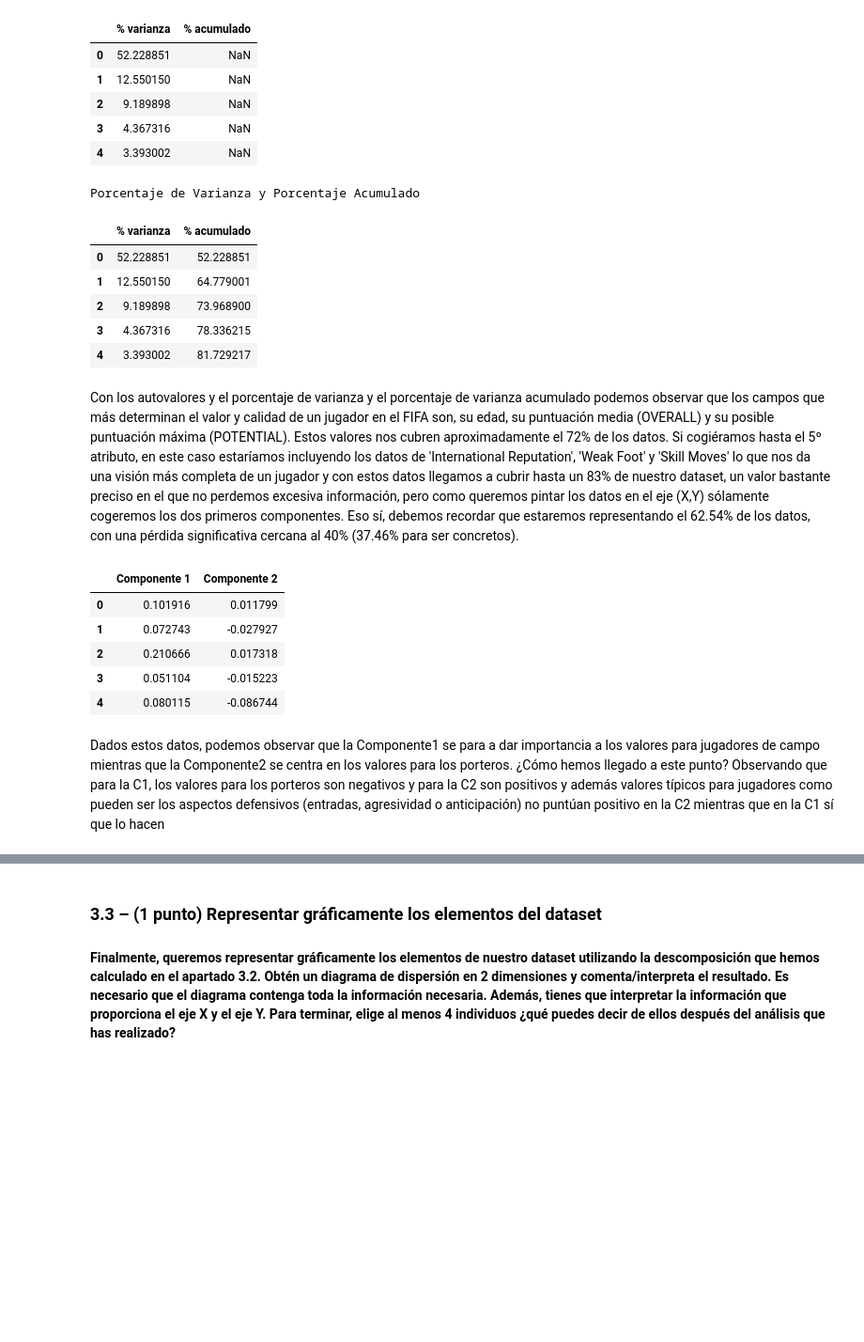
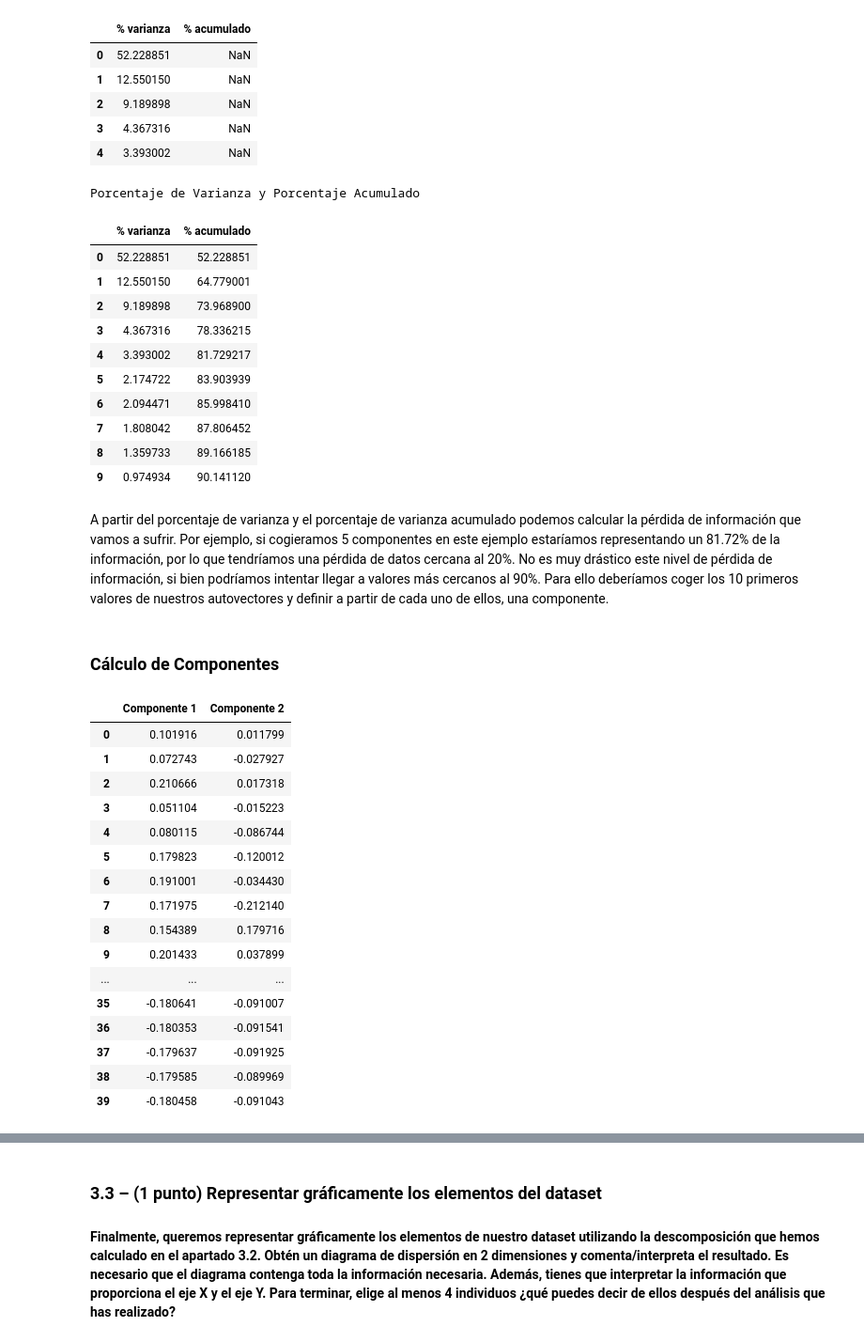
Before and after one commit to Jotivirix/Datamining_UFV, a Jupyter notebook: Lab1/entregable3/Lab1-Entregable3.ipynb, the cells around one changed output, grey strips where cells are left out. Shown: that part at 94% size. Drawn from its saved outputs; the diff is of its cells as text; code cells hidden in the pictures; blank space fills up the shorter version.

Commit message:
Entregable 3 completado - TODO: Check entregable 1. Hemos perdido información creo...

```diff
--- a/Lab1/entregable3/Lab1-Entregable3.ipynb
+++ b/Lab1/entregable3/Lab1-Entregable3.ipynb
@@ -186,7 +222,7 @@ df_varianza.head()
 acumulado = np.cumsum([i*(100/sum(autovalores)) for i in autovalores])
 df_varianza['% acumulado'] = acumulado
 print('Porcentaje de Varianza y Porcentaje Acumulado')
-df_varianza.head()
+df_varianza.head(10)
 # %% [output]
 Porcentaje de Varianza y Porcentaje Acumulado
 |  | % varianza | % acumulado |
@@ -195,20 +231,36 @@ Porcentaje de Varianza y Porcentaje Acumulado
 | 2 | 9.189898 | 73.968900 |
 | 3 | 4.367316 | 78.336215 |
 | 4 | 3.393002 | 81.729217 |
+| 5 | 2.174722 | 83.903939 |
+| 6 | 2.094471 | 85.998410 |
+| 7 | 1.808042 | 87.806452 |
+| 8 | 1.359733 | 89.166185 |
+| 9 | 0.974934 | 90.141120 |
-# %% [markdown]
-Con los autovalores y el porcentaje de varianza y el porcentaje de varianza acumulado podemos observar que los campos que más determinan el valor y calidad de un jugador en el FIFA son, su edad, su puntuación media (OVERALL) y su posible puntuación máxima (POTENTIAL). Estos valores nos cubren aproximadamente el 72% de los datos. Si cogiéramos hasta el 5º atributo, en este caso estaríamos incluyendo los datos de 'International Reputation', 'Weak Foot' y 'Skill Moves' lo que nos da una visión más completa de un jugador y con estos datos llegamos a cubrir hasta un 83% de nuestro dataset, un valor bastante preciso en el que no perdemos excesiva información, pero como queremos pintar los datos en el eje (X,Y) sólamente cogeremos los dos primeros componentes. Eso sí, debemos recordar que estaremos representando el 62.54% de los datos, con una pérdida significativa cercana al 40% (37.46% para ser concretos).
+# %% [markdown]
+A partir del porcentaje de varianza y el porcentaje de varianza acumulado podemos calcular la pérdida de información que vamos a sufrir. Por ejemplo, si cogieramos 5 componentes en este ejemplo estaríamos representando un 81.72% de la información, por lo que tendríamos una pérdida de datos cercana al 20%. No es muy drástico este nivel de pérdida de información, si bien podríamos intentar llegar a valores más cercanos al 90%. Para ello deberíamos coger los 10 primeros valores de nuestros autovectores y definir a partir de cada uno de ellos, una componente.
+# %% [markdown]
+### Cálculo de Componentes
 # %%
 #Como los autovalores mas grandes son los dos primeros, cogemos los dos primeros
 df_componentes = pd.DataFrame({'Componente 1': [], 'Componente 2': []})
 df_componentes['Componente 1'] = df_autov["autovectores"].loc[0]
 df_componentes['Componente 2'] = df_autov["autovectores"].loc[1]
-df_componentes.head()
+df_componentes
 # %% [output]
 |  | Componente 1 | Componente 2 |
 | 0 | 0.101916 | 0.011799 |
 | 1 | 0.072743 | -0.027927 |
 | 2 | 0.210666 | 0.017318 |
 | 3 | 0.051104 | -0.015223 |
 | 4 | 0.080115 | -0.086744 |
+| 5 | 0.179823 | -0.120012 |
+| 6 | 0.191001 | -0.034430 |
+| 7 | 0.171975 | -0.212140 |
+| 8 | 0.154389 | 0.179716 |
+| 9 | 0.201433 | 0.037899 |
+| ... | ... | ... |
+| 35 | -0.180641 | -0.091007 |
+| 36 | -0.180353 | -0.091541 |
+| 37 | -0.179637 | -0.091925 |
+| 38 | -0.179585 | -0.089969 |
+| 39 | -0.180458 | -0.091043 |
-# %% [markdown]
-Dados estos datos, podemos observar que la Componente1 se para a dar importancia a los valores para jugadores de campo mientras que la Componente2 se centra en los valores para los porteros. ¿Cómo hemos llegado a este punto? Observando que para la C1, los valores para los porteros son negativos y para la C2 son positivos y además valores típicos para jugadores como pueden ser los aspectos defensivos (entradas, agresividad o anticipación) no puntúan positivo en la C2 mientras que en la C1 sí que lo hacen
```
Also changed, not shown: parts of 44 cells of this notebook, 1 other file.
